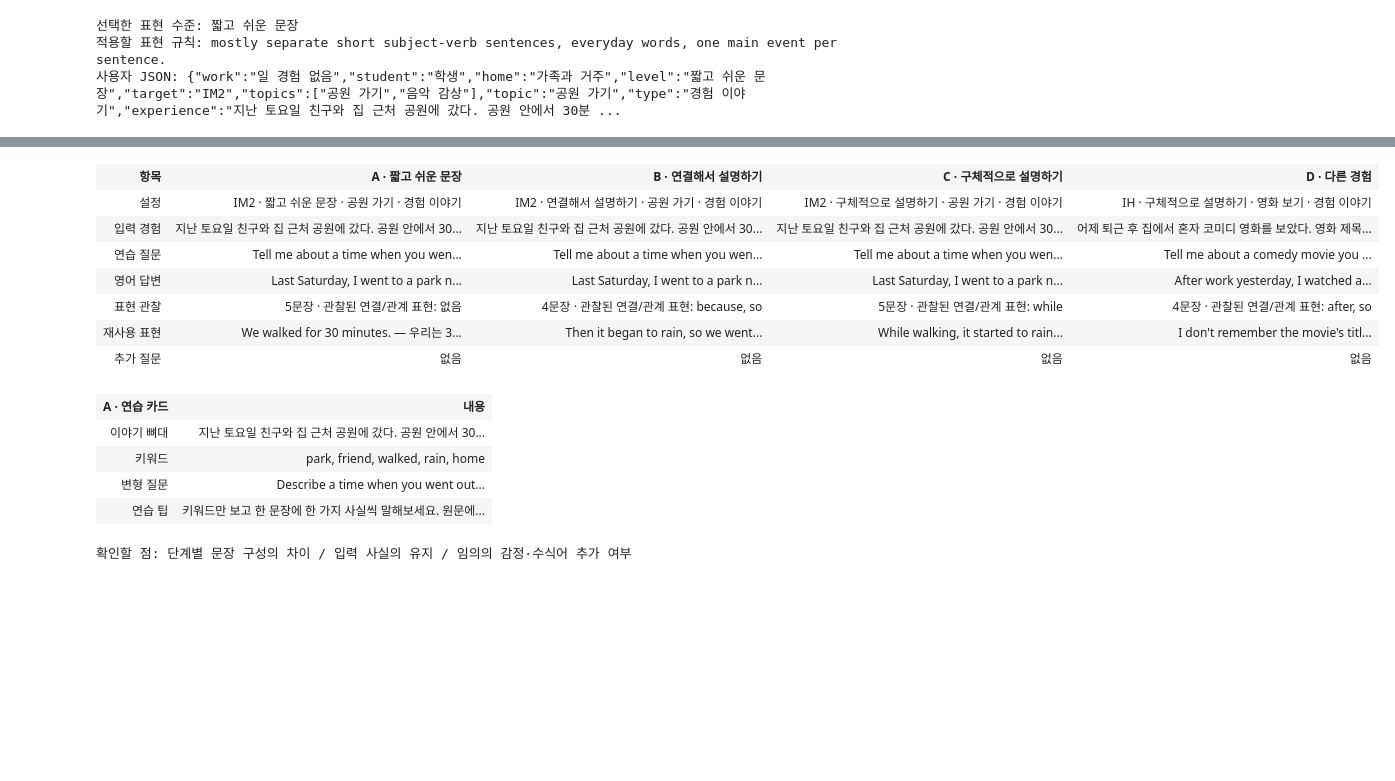
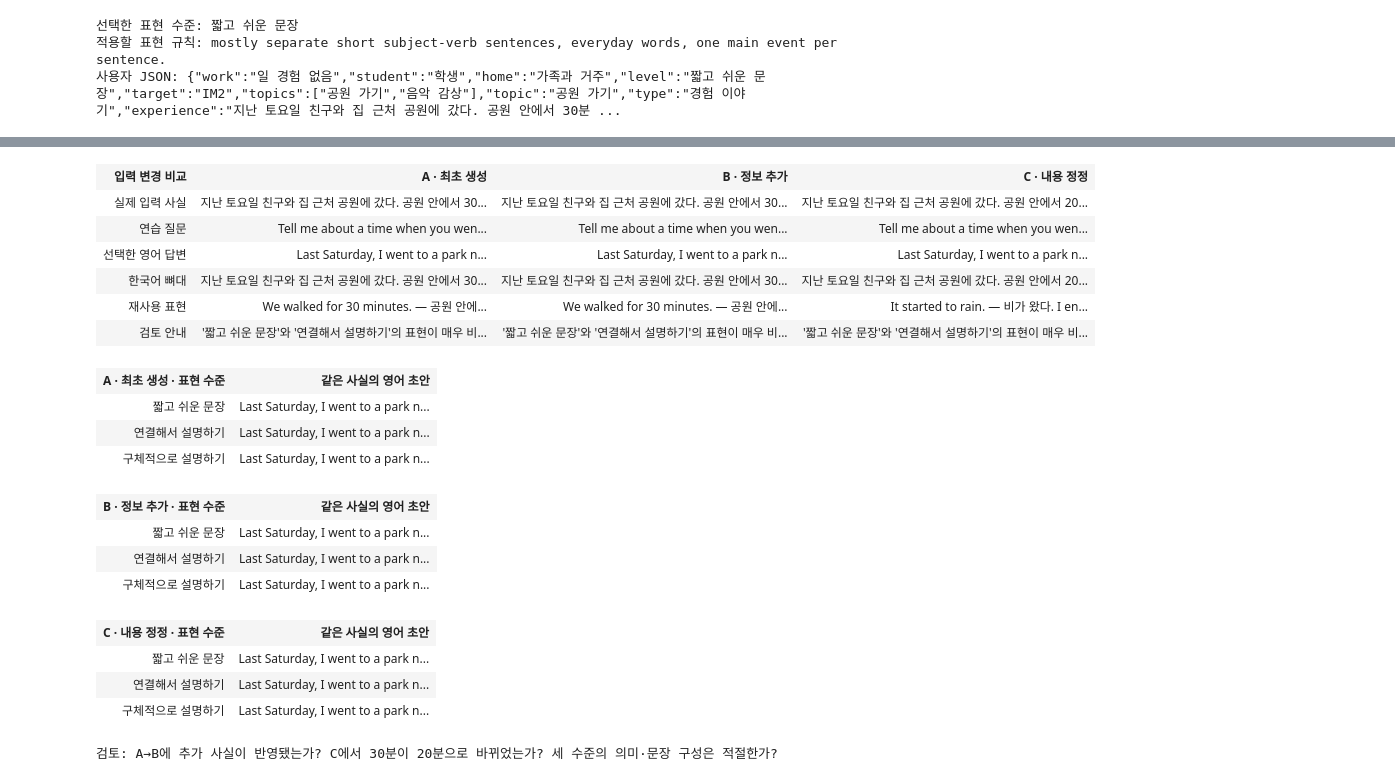
Before and after one commit to xixvivji/say-mine, a Jupyter notebook: notebooks/say-mine_colab.ipynb, the cells around one changed output, grey strips where cells are left out. Drawn from its saved outputs; the diff is of its cells as text; code cells hidden in the pictures; blank space fills up the shorter version.

```diff
--- a/notebooks/say-mine_colab.ipynb
+++ b/notebooks/say-mine_colab.ipynb
@@ -528,7 +610,7 @@ def repair_context(context):
     return {**context, "invalid_response": context["parse_error"].llm_output or "{}"}
 # %%
 def generation_mode(raw):
-    return "clarification" if len(Survey.model_validate(raw).experience) < 25 else "llm"
+    return "clarification" if len(Survey.model_validate(raw).facts.replace("\n", "")) < 25 else "llm"
 
 
 def clarification_card(raw):
@@ -660,56 +750,53 @@ D · 다른 경험 완료 · LLM 생성
 # %%
 from IPython.display import display, HTML
 from html import escape
 
 def show_table(headers, rows):
     def cell(value):
         return escape(str(value)).replace("\n", "<br>")
     head = "".join("<th>" + cell(item) + "</th>" for item in headers)
     body = "".join("<tr>" + "".join("<td>" + cell(item) + "</td>" for item in row) + "</tr>" for row in rows)
     display(HTML('<div style="overflow-x:auto"><table style="text-align:left">' + "<tr>" + head + "</tr>" + body + "</table></div>"))
 
-def expression_summary(answer):
-    sentences = [part for part in re.split(r"[.!?]+(?:\s+|$)", answer) if part.strip()]
-    links = sorted(set(re.findall(r"\b(?:because|so|when|while|after|before|but|although|which|that)\b", answer.lower())))
-    return str(len(sentences)) + "문장 · 관찰된 연결/관계 표현: " + (", ".join(links) or "없음")
-
 rows = []
 for label, value in [
-    ("설정", lambda r: " · ".join(r["input"][key] for key in ["target", "level", "topic", "type"])),
-    ("입력 경험", lambda r: r["input"]["experience"]),
+    ("실제 입력 사실", lambda r: Survey.model_validate(r["input"]).facts),
     ("연습 질문", lambda r: r["note"].question),
-    ("영어 답변", lambda r: r["note"].answer),
-    ("표현 관찰", lambda r: expression_summary(r["note"].answer)),
+    ("선택한 영어 답변", lambda r: r["note"].answer),
+    ("한국어 뼈대", lambda r: "\n".join(r["note"].outline)),
     ("재사용 표현", lambda r: "\n".join(p.english + " — " + p.korean for p in r["note"].phrases)),
-    ("추가 질문", lambda r: "\n".join(r["note"].missing_details) or "없음"),
+    ("검토 안내", lambda r: "\n".join(r["note"].quality_warnings) or "알림 없음 · 검증 완료를 뜻하지 않음"),
 ]:
     rows.append([label] + [r.get("error") or value(r) for r in results])
-show_table(["항목"] + [r["name"] for r in results], rows)
+show_table(["입력 변경 비교"] + [r["name"] for r in results], rows)
 
-if "note" in results[0]:
-    note = results[0]["note"]
-    show_table(["A · 연습 카드", "내용"], [
-        ["이야기 뼈대", "\n".join(note.outline)],
-        ["키워드", ", ".join(note.keywords)],
-        ["변형 질문", "\n".join(note.variations)],
-        ["연습 팁", note.tip],
-    ])
-print("확인할 점: 단계별 문장 구성의 차이 / 입력 사실의 유지 / 임의의 감정·수식어 추가 여부")
+for result in results:
+    if "note" not in result:
+        continue
+    note = result["note"]
+    show_table([result["name"] + " · 표현 수준", "같은 사실의 영어 초안"], [[level, note.variants.get(level, "숫자 검사로 제외된 초안")] for level in LEVELS])
+print("검토: A→B에 추가 사실이 반영됐는가? C에서 30분이 20분으로 바뀌었는가? 세 수준의 의미·문장 구성은 적절한가?")
 # %% [output]
-| 항목 | A · 짧고 쉬운 문장 | B · 연결해서 설명하기 | C · 구체적으로 설명하기 | D · 다른 경험 |
-| 설정 | IM2 · 짧고 쉬운 문장 · 공원 가기 · 경험 이야기 | IM2 · 연결해서 설명하기 · 공원 가기 · 경험 이야기 | IM2 · 구체적으로 설명하기 · 공원 가기 · 경험 이야기 | IH · 구체적으로 설명하기 · 영화 보기 · 경험 이야기 |
-| 입력 경험 | 지난 토요일 친구와 집 근처 공원에 갔다. 공원 안에서 30... | 지난 토요일 친구와 집 근처 공원에 갔다. 공원 안에서 30... | 지난 토요일 친구와 집 근처 공원에 갔다. 공원 안에서 30... | 어제 퇴근 후 집에서 혼자 코미디 영화를 보았다. 영화 제목... |
-| 연습 질문 | Tell me about a time when you wen... | Tell me about a time when you wen... | Tell me about a time when you wen... | Tell me about a comedy movie you ... |
-| 영어 답변 | Last Saturday, I went to a park n... | Last Saturday, I went to a park n... | Last Saturday, I went to a park n... | After work yesterday, I watched a... |
-| 표현 관찰 | 5문장 · 관찰된 연결/관계 표현: 없음 | 4문장 · 관찰된 연결/관계 표현: because, so | 5문장 · 관찰된 연결/관계 표현: while | 4문장 · 관찰된 연결/관계 표현: after, so |
-| 재사용 표현 | We walked for 30 minutes. — 우리는 3... | Then it began to rain, so we went... | While walking, it started to rain... | I don't remember the movie's titl... |
-| 추가 질문 | 없음 | 없음 | 없음 | 없음 |
+| 입력 변경 비교 | A · 최초 생성 | B · 정보 추가 | C · 내용 정정 |
+| 실제 입력 사실 | 지난 토요일 친구와 집 근처 공원에 갔다. 공원 안에서 30... | 지난 토요일 친구와 집 근처 공원에 갔다. 공원 안에서 30... | 지난 토요일 친구와 집 근처 공원에 갔다. 공원 안에서 20... |
+| 연습 질문 | Tell me about a time when you wen... | Tell me about a time when you wen... | Tell me about a time when you wen... |
+| 선택한 영어 답변 | Last Saturday, I went to a park n... | Last Saturday, I went to a park n... | Last Saturday, I went to a park n... |
+| 한국어 뼈대 | 지난 토요일 친구와 집 근처 공원에 갔다. 공원 안에서 30... | 지난 토요일 친구와 집 근처 공원에 갔다. 공원 안에서 30... | 지난 토요일 친구와 집 근처 공원에 갔다. 공원 안에서 20... |
+| 재사용 표현 | We walked for 30 minutes. — 공원 안에... | We walked for 30 minutes. — 공원 안에... | It started to rain. — 비가 왔다. I en... |
+| 검토 안내 | '짧고 쉬운 문장'와 '연결해서 설명하기'의 표현이 매우 비... | '짧고 쉬운 문장'와 '연결해서 설명하기'의 표현이 매우 비... | '짧고 쉬운 문장'와 '연결해서 설명하기'의 표현이 매우 비... |
-| A · 연습 카드 | 내용 |
-| 이야기 뼈대 | 지난 토요일 친구와 집 근처 공원에 갔다. 공원 안에서 30... |
-| 키워드 | park, friend, walked, rain, home |
-| 변형 질문 | Describe a time when you went out... |
-| 연습 팁 | 키워드만 보고 한 문장에 한 가지 사실씩 말해보세요. 원문에... |
+| A · 최초 생성 · 표현 수준 | 같은 사실의 영어 초안 |
+| 짧고 쉬운 문장 | Last Saturday, I went to a park n... |
+| 연결해서 설명하기 | Last Saturday, I went to a park n... |
+| 구체적으로 설명하기 | Last Saturday, I went to a park n... |
+| B · 정보 추가 · 표현 수준 | 같은 사실의 영어 초안 |
+| 짧고 쉬운 문장 | Last Saturday, I went to a park n... |
+| 연결해서 설명하기 | Last Saturday, I went to a park n... |
+| 구체적으로 설명하기 | Last Saturday, I went to a park n... |
+| C · 내용 정정 · 표현 수준 | 같은 사실의 영어 초안 |
+| 짧고 쉬운 문장 | Last Saturday, I went to a park n... |
+| 연결해서 설명하기 | Last Saturday, I went to a park n... |
+| 구체적으로 설명하기 | Last Saturday, I went to a park n... |
-확인할 점: 단계별 문장 구성의 차이 / 입력 사실의 유지 / 임의의 감정·수식어 추가 여부
+검토: A→B에 추가 사실이 반영됐는가? C에서 30분이 20분으로 바뀌었는가? 세 수준의 의미·문장 구성은 적절한가?
 # %% [markdown]
 ## 5. 결과 검토와 한계
 
```
Also changed, not shown: parts of 7 cells of this notebook, 16 other files.
